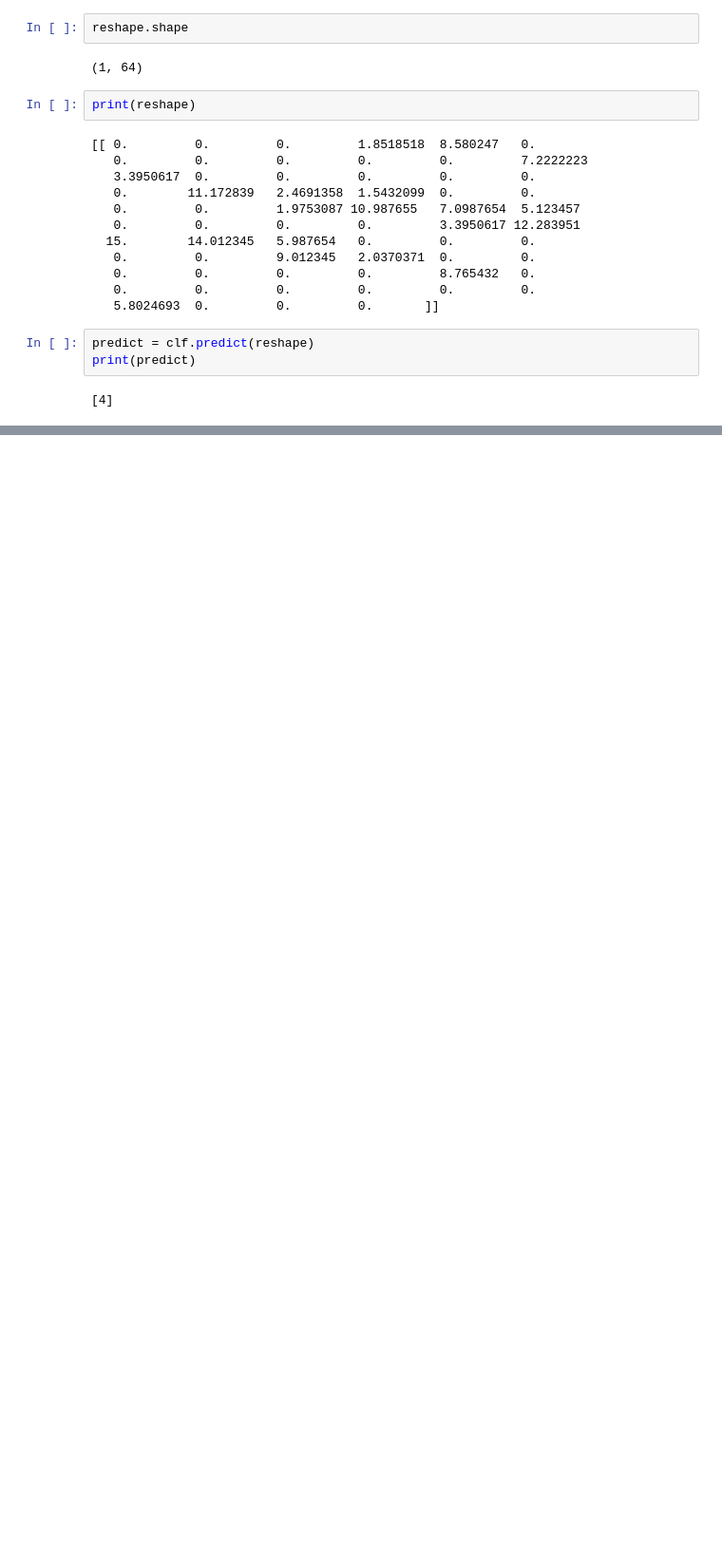
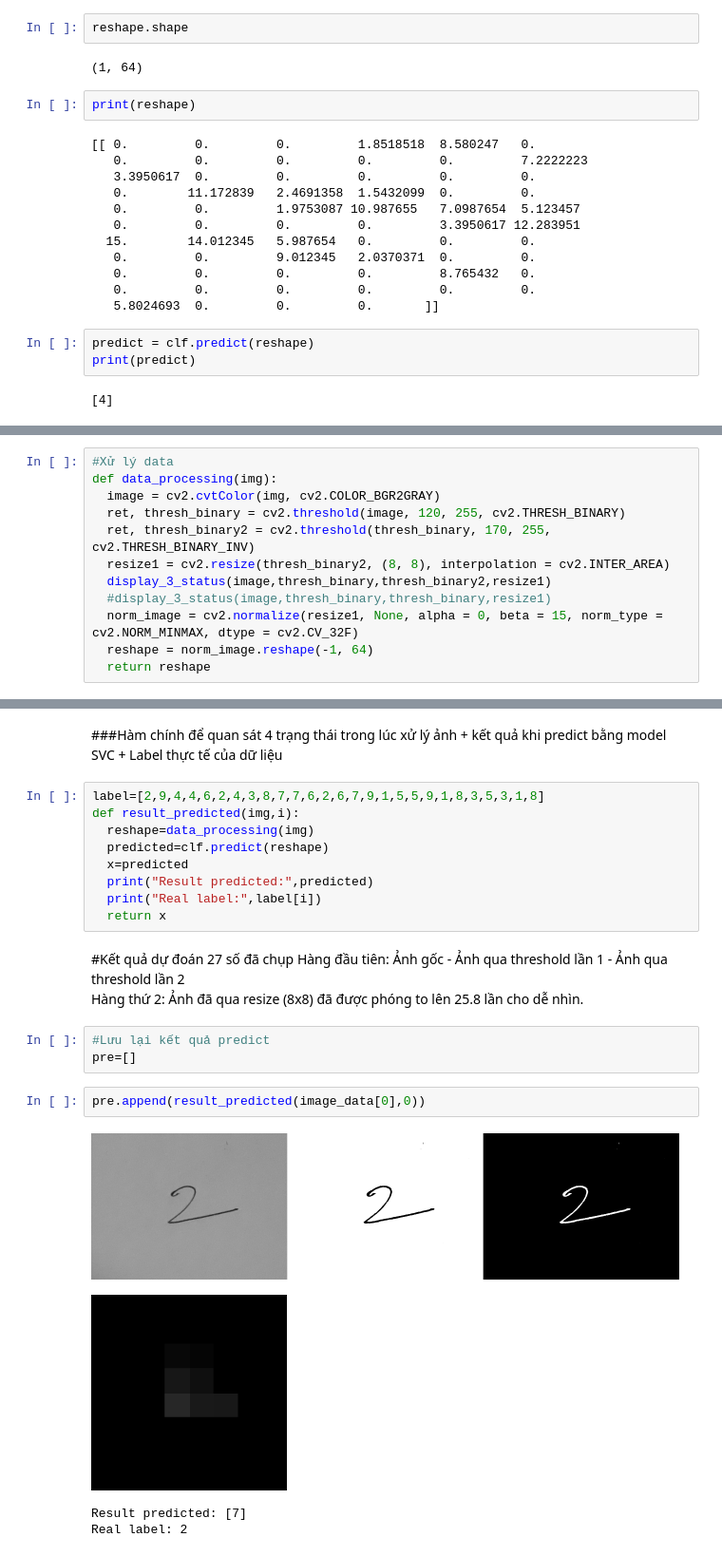
Before and after one commit to UIT-19521183/CS114.L21-MachineLearning, a Jupyter notebook: Recognizing_hand_written_digits.ipynb, the cells around one changed output, grey strips where cells are left out. Shown at 95% size. Saved outputs shown, nothing was run; the diff lists cells and outputs as text; blank space fills up the shorter version.

```diff
--- a/Recognizing_hand_written_digits.ipynb
+++ b/Recognizing_hand_written_digits.ipynb
@@ -179,0 +341,12 @@ print(predict)
+# %%
+#Xử lý data
+def data_processing(img):
+  image = cv2.cvtColor(img, cv2.COLOR_BGR2GRAY)
+  ret, thresh_binary = cv2.threshold(image, 120, 255, cv2.THRESH_BINARY)
+  ret, thresh_binary2 = cv2.threshold(thresh_binary, 170, 255, cv2.THRESH_BINARY_INV)
+  resize1 = cv2.resize(thresh_binary2, (8, 8), interpolation = cv2.INTER_AREA)
+  display_3_status(image,thresh_binary,thresh_binary2,resize1)
+  #display_3_status(image,thresh_binary,thresh_binary,resize1)
+  norm_image = cv2.normalize(resize1, None, alpha = 0, beta = 15, norm_type = cv2.NORM_MINMAX, dtype = cv2.CV_32F)
+  reshape = norm_image.reshape(-1, 64)
+  return reshape
@@ -179,0 +367,26 @@ print(predict)
+# %% [markdown]
+###Hàm chính để quan sát 4 trạng thái trong lúc xử lý ảnh + kết quả khi predict bằng model SVC + Label thực tế của dữ liệu
+# %%
+label=[2,9,4,4,6,2,4,3,8,7,7,6,2,6,7,9,1,5,5,9,1,8,3,5,3,1,8]
+def result_predicted(img,i):
+  reshape=data_processing(img)
+  predicted=clf.predict(reshape)
+  x=predicted
+  print("Result predicted:",predicted)
+  print("Real label:",label[i])
+  return x
+# %% [markdown]
+#Kết quả dự đoán 27 số đã chụp
+Hàng đầu tiên: Ảnh gốc - Ảnh qua threshold lần 1 - Ảnh qua threshold lần 2
+<br>
+Hàng thứ 2: Ảnh đã qua resize (8x8) đã được phóng to lên 25.8 lần cho dễ nhìn.
+# %%
+#Lưu lại kết quả predict
+pre=[]
+# %%
+pre.append(result_predicted(image_data[0],0))
+# %% [output]
+[figure, added]
+[figure, added]
+Result predicted: [7]
+Real label: 2
```
Also changed, not shown: parts of 60 cells of this notebook.
